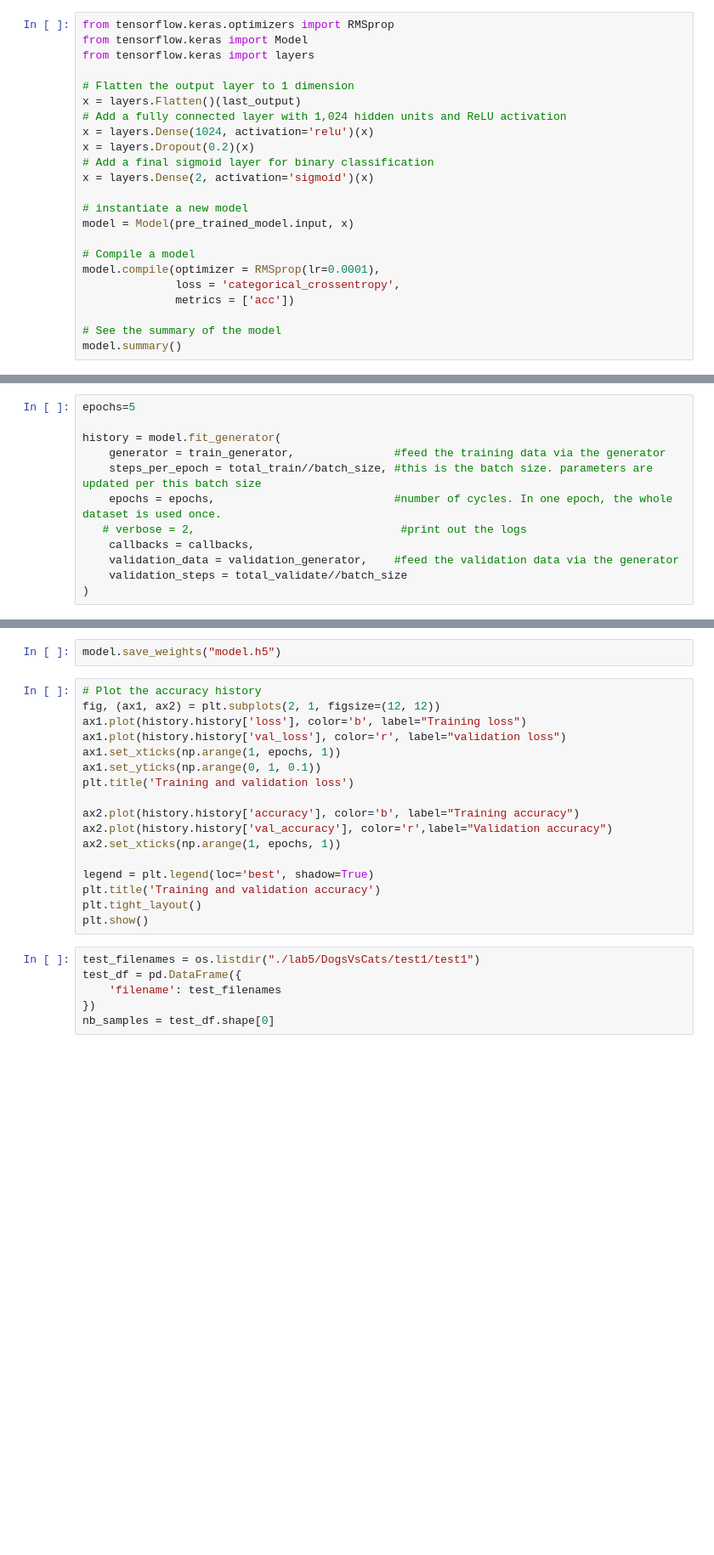
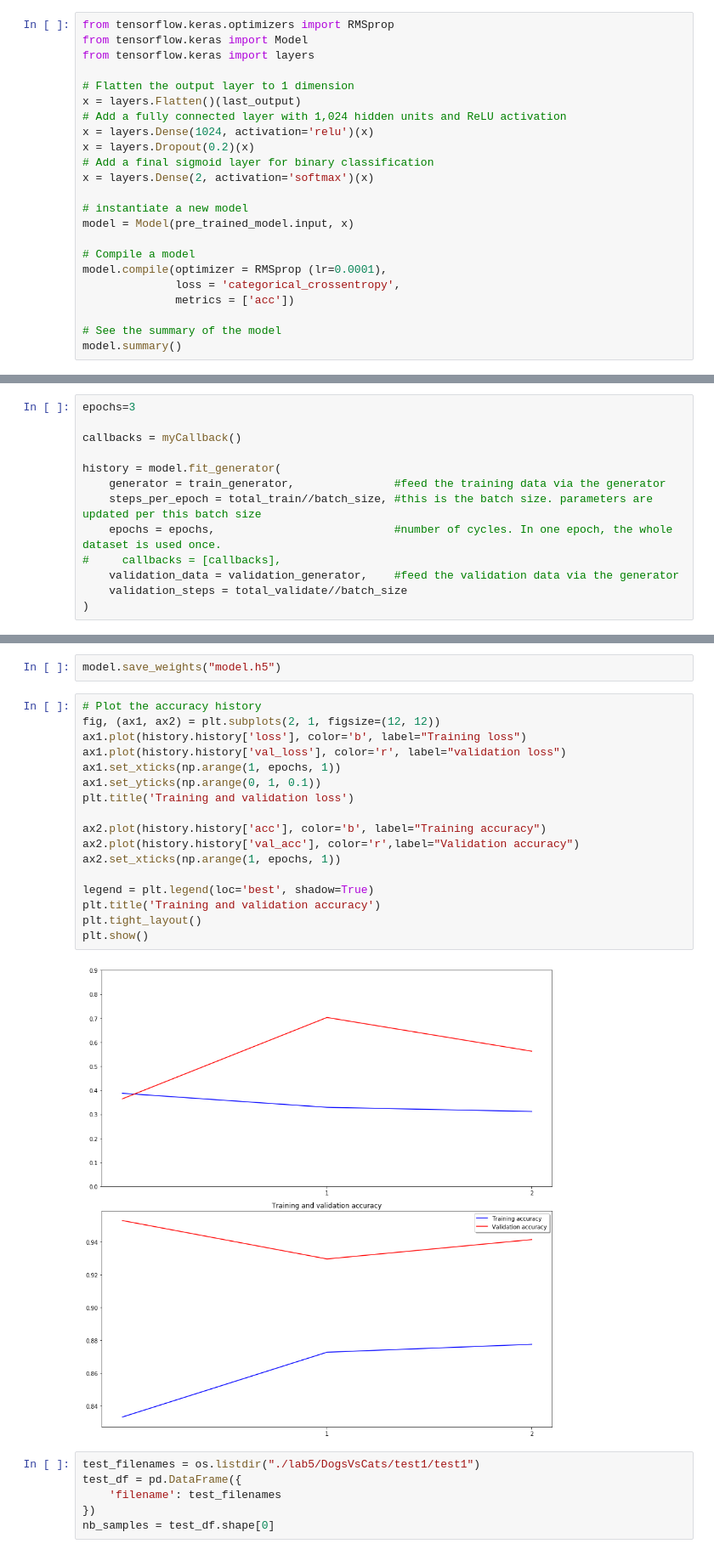
Before and after one commit to YanaKenda/MachineLearning, a Jupyter notebook: lab5-withTransferLearning.ipynb, the cells around one changed output, grey strips where cells are left out. Shown at 85% size. Drawn from its saved outputs; the diff is of its cells as text; blank space fills up the shorter version.

```diff
--- a/lab5-withTransferLearning.ipynb
+++ b/lab5-withTransferLearning.ipynb
@@ -107,13 +100,13 @@ x = layers.Flatten()(last_output)
 x = layers.Dense(1024, activation='relu')(x)
 x = layers.Dropout(0.2)(x)
 # Add a final sigmoid layer for binary classification
-x = layers.Dense(2, activation='sigmoid')(x)
+x = layers.Dense(2, activation='softmax')(x)
 
 # instantiate a new model
 model = Model(pre_trained_model.input, x)
 
 # Compile a model
-model.compile(optimizer = RMSprop(lr=0.0001),
+model.compile(optimizer = RMSprop (lr=0.0001),
               loss = 'categorical_crossentropy',
               metrics = ['acc'])
 
@@ -238,14 +229,15 @@ train_generator.class_indices
 # %% [output]
 {'cat': 0, 'dog': 1}
 # %%
-epochs=5
+epochs=3
+
+callbacks = myCallback()
 
 history = model.fit_generator(
     generator = train_generator,               #feed the training data via the generator
     steps_per_epoch = total_train//batch_size, #this is the batch size. parameters are updated per this batch size
     epochs = epochs,                           #number of cycles. In one epoch, the whole dataset is used once.
-   # verbose = 2,                               #print out the logs
-    callbacks = callbacks,
+#     callbacks = [callbacks],
     validation_data = validation_generator,    #feed the validation data via the generator
     validation_steps = total_validate//batch_size
 )
@@ -256,20 +253,22 @@ model.save_weights("model.h5")
 # %%
 # Plot the accuracy history
 fig, (ax1, ax2) = plt.subplots(2, 1, figsize=(12, 12))
 ax1.plot(history.history['loss'], color='b', label="Training loss")
 ax1.plot(history.history['val_loss'], color='r', label="validation loss")
 ax1.set_xticks(np.arange(1, epochs, 1))
 ax1.set_yticks(np.arange(0, 1, 0.1))
 plt.title('Training and validation loss')
 
-ax2.plot(history.history['accuracy'], color='b', label="Training accuracy")
-ax2.plot(history.history['val_accuracy'], color='r',label="Validation accuracy")
+ax2.plot(history.history['acc'], color='b', label="Training accuracy")
+ax2.plot(history.history['val_acc'], color='r',label="Validation accuracy")
 ax2.set_xticks(np.arange(1, epochs, 1))
 
 legend = plt.legend(loc='best', shadow=True)
 plt.title('Training and validation accuracy')
 plt.tight_layout()
 plt.show()
+# %% [output]
+[figure, added]
 # %%
 test_filenames = os.listdir("./lab5/DogsVsCats/test1/test1")
 test_df = pd.DataFrame({
```
Also changed, not shown: parts of 10 cells of this notebook.
